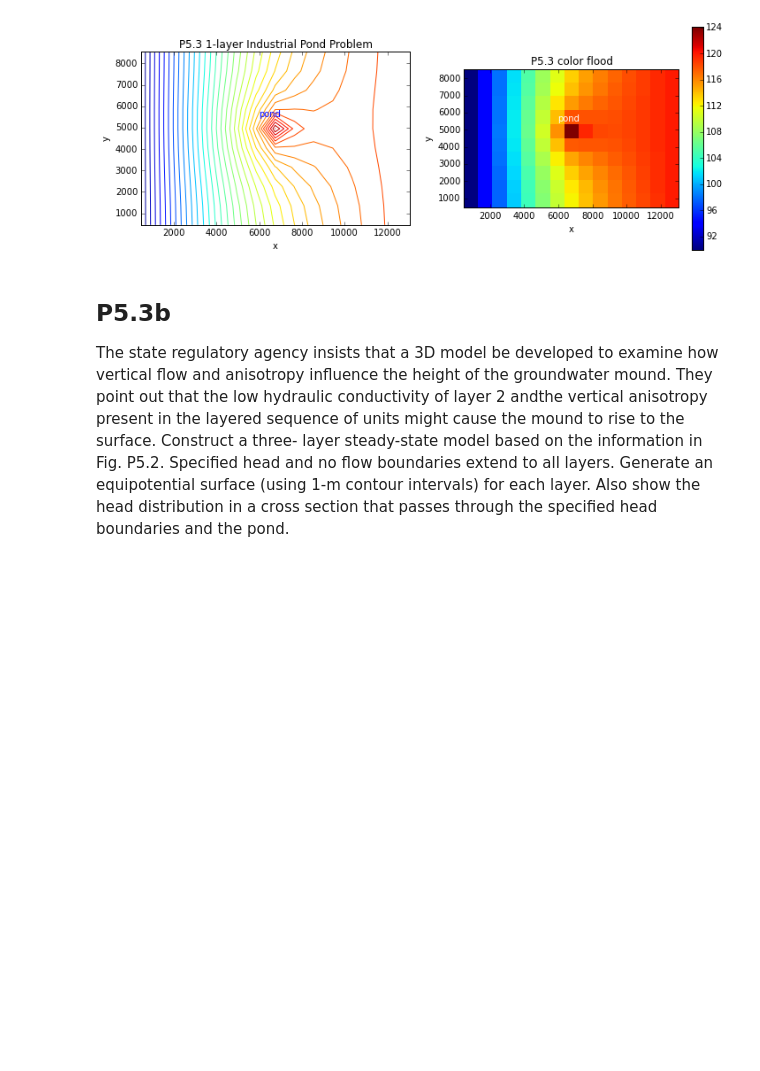
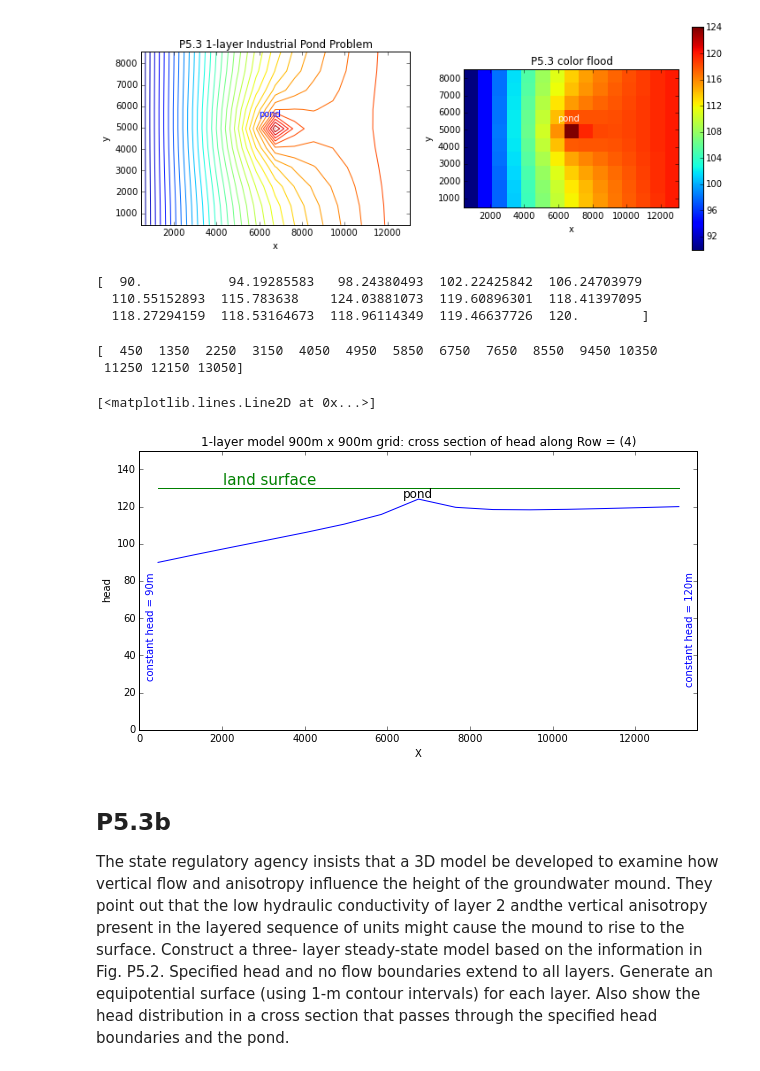
Before and after one commit to Applied-Groundwater-Modeling-2nd-Ed/Chapter_5_problems-1, a Jupyter notebook: P5.3_Flopy_Industrial_pond.ipynb, the cells around one changed output. Saved outputs shown, nothing was run; the diff lists cells and outputs as text; code cells hidden in the pictures; blank space fills up the shorter version.

```diff
--- a/P5.3_Flopy_Industrial_pond.ipynb
+++ b/P5.3_Flopy_Industrial_pond.ipynb
@@ -367,6 +367,42 @@ Contour Levels:  [  90.   91.   92.   93.   94.   95.   96.   97.   98.   99.  1
   114.  115.  116.  117.  118.  119.  120.  121.  122.  123.  124.  125.]
 Extent of domain:  (450.0, 13050.0, 450.0, 8550.0)
 [figure]
+# %%
+#Using code from P4.4, let's plot a cross section of head in row = 4 from headobj, recall that Python is zero based
+#so that MODFLOW row 5 with the pond is equal to Python row 4
+#define Y as HEAD along the row and then print; ROW is a variable that allows us to change the row plotted easily
+ROW = 4
+Y = HEAD[0,ROW,:]
+print Y
+# %% [output]
+[  90.           94.19285583   98.24380493  102.22425842  106.24703979
+  110.55152893  115.783638    124.03881073  119.60896301  118.41397095
+  118.27294159  118.53164673  118.96114349  119.46637726  120.        ]
+# %%
+#in order to plot the cross section we'll need to create X-coordinates to match with heads at the node centers
+XCOORD = np.arange(0, 13500, 900) + 450
+print XCOORD
+# %% [output]
+[  450  1350  2250  3150  4050  4950  5850  6750  7650  8550  9450 10350
+ 11250 12150 13050]
+# %%
+fig = plt.figure(figsize=(10, 5))
+ax = fig.add_subplot(1, 1, 1)
+TITLE =  '1-layer model 900m x 900m grid: cross section of head along Row = ({0})'.format(ROW) #this allows the title to be updated as ROW changes
+ax.set_title(TITLE)
+ax.set_xlabel('X')
+ax.set_ylabel('head')
+ax.set_xlim(0, 13500.)
+ax.set_ylim(0.,150.)
+ax.text(6400,125, r"pond", fontsize=12, color="black")
+ax.text(2030,132, r"land surface", fontsize=15, color="green")
+ax.text(13200, 80, r"constant head = 120m", fontsize=10, color="blue",rotation='vertical')
+ax.text(150, 80, r"constant head = 90m", fontsize=10, color="blue",rotation='vertical')
+ax.plot(XCOORD, Y)
+ax.plot(XCOORD, XCOORD*0+130) #land surface
+# %% [output]
+[<matplotlib.lines.Line2D at 0x...>]
+[figure, added]
 # %% [markdown]
 ## P5.3b
 The state regulatory agency insists that a 3D model be developed to examine how vertical flow and anisotropy influence the height of the groundwater mound. They point out that the low hydraulic conductivity of layer 2 andthe vertical anisotropy present in the layered sequence of units might cause the mound to rise to the surface. Construct a three- layer steady-state model based on the information in Fig. P5.2. Specified head and no flow boundaries
```
Also changed, not shown: parts of 7 cells of this notebook.
